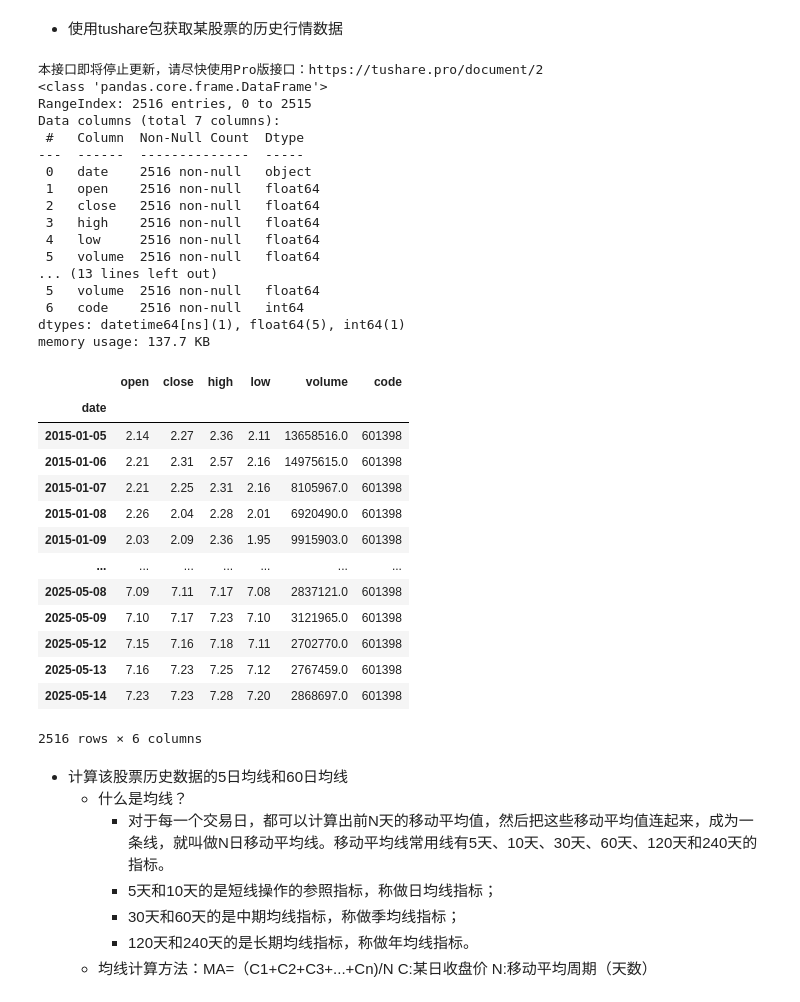
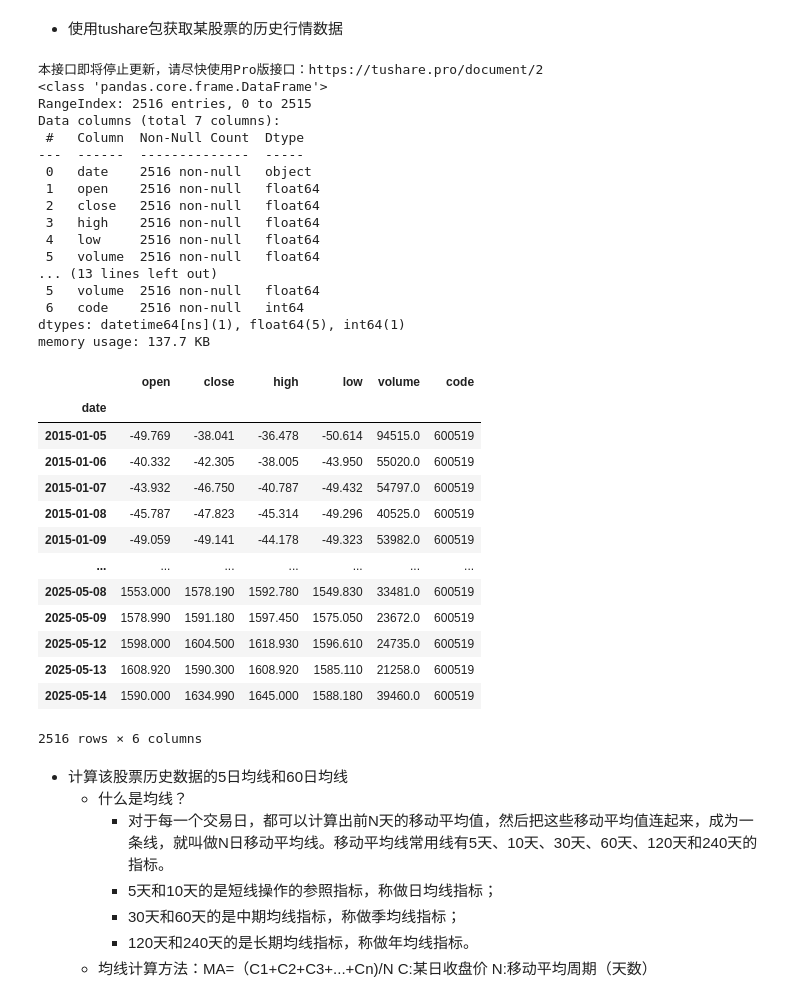
Before and after one commit to 0xiPower/python-data-analysis-10day-course, a Jupyter notebook: Unit03-基础操作巩固/笔记.ipynb, the cells around one changed output. Drawn from its saved outputs; the diff is of its cells as text; code cells hidden in the pictures.

```diff
--- a/Unit03-基础操作巩固/笔记.ipynb
+++ b/Unit03-基础操作巩固/笔记.ipynb
@@ -247,52 +247,52 @@ import tushare as ts
 from pandas import DataFrame, Series
 
 # 获取某只股票的历史行情数据
-df = ts.get_k_data(code="601398", start="2015-01-01")
+df = ts.get_k_data(code="600519", start="2015-01-01")
 # 将互联网上获取的股票数据存储到本地
-df.to_csv("./ICBC.csv")
+df.to_csv("./maotai.csv")
 # 将本地存储的数据读入到df
-df = pd.read_csv("./ICBC.csv")
+df = pd.read_csv("./maotai.csv")
 # 删除df中指定的一列
 df.drop(labels="Unnamed: 0", axis=1, inplace=True)
 # 查看每一列的数据类型
 df.info()
 # 将date列转为时间序列类型
 df["date"] = pd.to_datetime(df["date"])
 df.info()
 # 将date列作为源数据的行索引
 df.set_index("date", inplace=True)
 df
 # %% [output]
 本接口即将停止更新，请尽快使用Pro版接口：https://tushare.pro/document/2
 <class 'pandas.core.frame.DataFrame'>
 RangeIndex: 2516 entries, 0 to 2515
 Data columns (total 7 columns):
  #   Column  Non-Null Count  Dtype
 ---  ------  --------------  -----
  0   date    2516 non-null   object
  1   open    2516 non-null   float64
  2   close   2516 non-null   float64
  3   high    2516 non-null   float64
  4   low     2516 non-null   float64
  5   volume  2516 non-null   float64
 ... (13 lines left out)
  5   volume  2516 non-null   float64
  6   code    2516 non-null   int64
 dtypes: datetime64[ns](1), float64(5), int64(1)
 memory usage: 137.7 KB
 |  | open | close | high | low | volume | code |
 | date |  |  |  |  |  |  |
-| 2015-01-05 | 2.14 | 2.27 | 2.36 | 2.11 | 13658516.0 | 601398 |
-| 2015-01-06 | 2.21 | 2.31 | 2.57 | 2.16 | 14975615.0 | 601398 |
-| 2015-01-07 | 2.21 | 2.25 | 2.31 | 2.16 | 8105967.0 | 601398 |
-| 2015-01-08 | 2.26 | 2.04 | 2.28 | 2.01 | 6920490.0 | 601398 |
-| 2015-01-09 | 2.03 | 2.09 | 2.36 | 1.95 | 9915903.0 | 601398 |
+| 2015-01-05 | -49.769 | -38.041 | -36.478 | -50.614 | 94515.0 | 600519 |
+| 2015-01-06 | -40.332 | -42.305 | -38.005 | -43.950 | 55020.0 | 600519 |
+| 2015-01-07 | -43.932 | -46.750 | -40.787 | -49.432 | 54797.0 | 600519 |
+| 2015-01-08 | -45.787 | -47.823 | -45.314 | -49.296 | 40525.0 | 600519 |
+| 2015-01-09 | -49.059 | -49.141 | -44.178 | -49.323 | 53982.0 | 600519 |
 | ... | ... | ... | ... | ... | ... | ... |
-| 2025-05-08 | 7.09 | 7.11 | 7.17 | 7.08 | 2837121.0 | 601398 |
-| 2025-05-09 | 7.10 | 7.17 | 7.23 | 7.10 | 3121965.0 | 601398 |
-| 2025-05-12 | 7.15 | 7.16 | 7.18 | 7.11 | 2702770.0 | 601398 |
-| 2025-05-13 | 7.16 | 7.23 | 7.25 | 7.12 | 2767459.0 | 601398 |
-| 2025-05-14 | 7.23 | 7.23 | 7.28 | 7.20 | 2868697.0 | 601398 |
+| 2025-05-08 | 1553.000 | 1578.190 | 1592.780 | 1549.830 | 33481.0 | 600519 |
+| 2025-05-09 | 1578.990 | 1591.180 | 1597.450 | 1575.050 | 23672.0 | 600519 |
+| 2025-05-12 | 1598.000 | 1604.500 | 1618.930 | 1596.610 | 24735.0 | 600519 |
+| 2025-05-13 | 1608.920 | 1590.300 | 1608.920 | 1585.110 | 21258.0 | 600519 |
+| 2025-05-14 | 1590.000 | 1634.990 | 1645.000 | 1588.180 | 39460.0 | 600519 |
 2516 rows × 6 columns
 # %% [markdown]
 - 计算该股票历史数据的5日均线和60日均线
```
Also changed, not shown: parts of 11 cells of this notebook.
